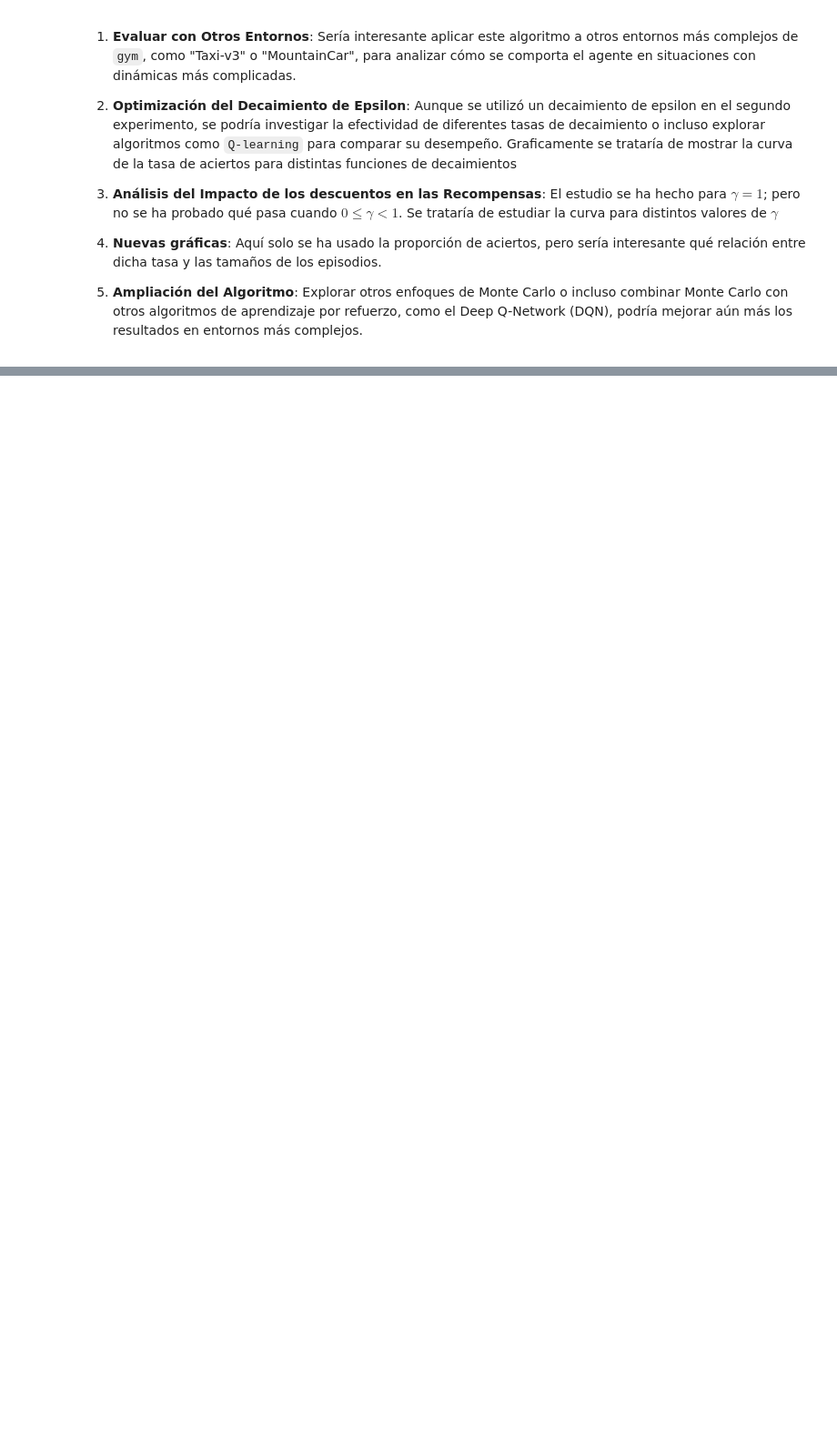
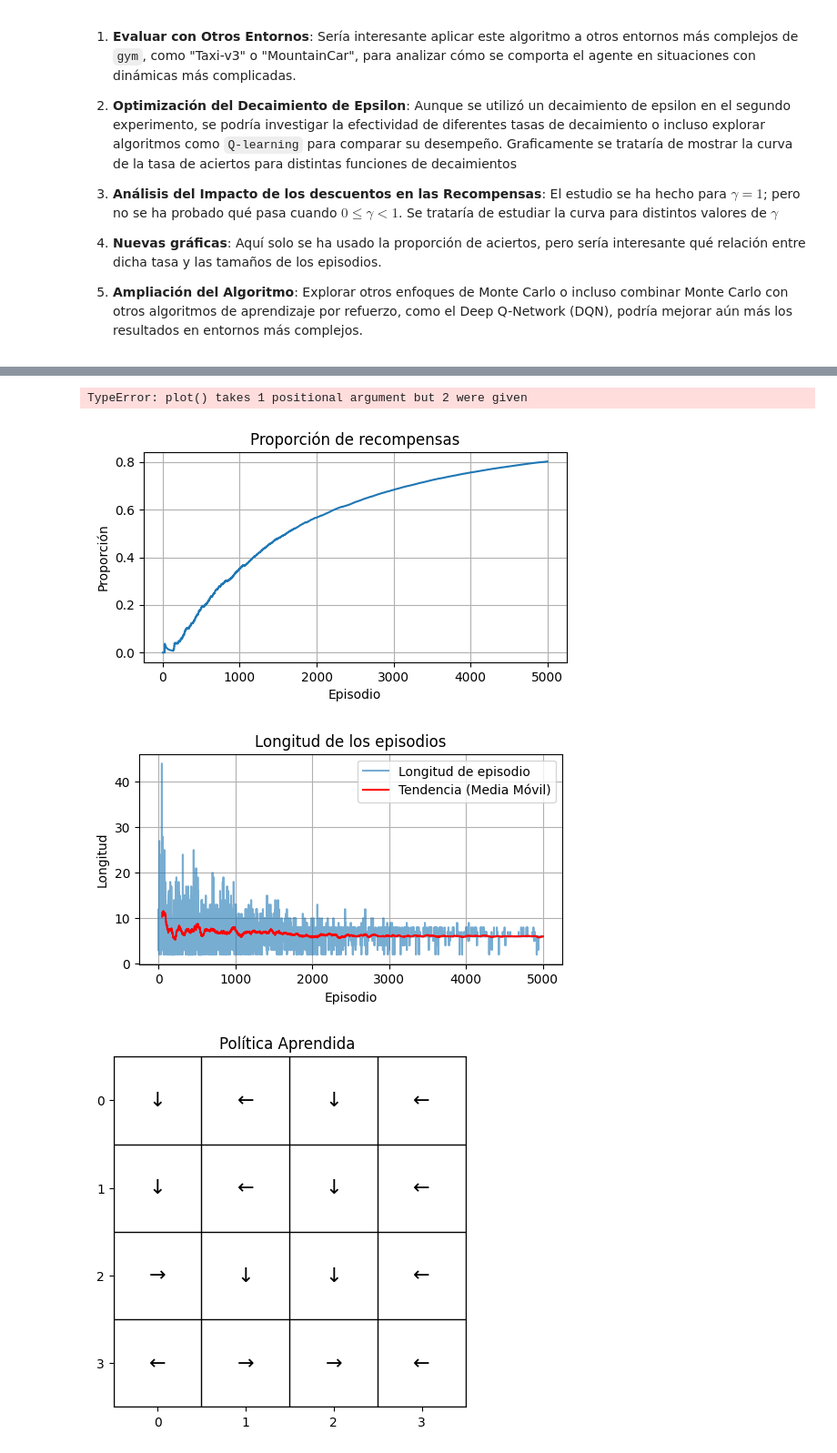
Before and after one commit to GonzaloMA-17/RL_FJLGM, a Jupyter notebook: MonteCarloTodasLasVisitas.ipynb, the cells around one changed output, grey strips where cells are left out. Shown at 91% size. Drawn from its saved outputs; the diff is of its cells as text; code cells hidden in the pictures; blank space fills up the shorter version.

```diff
--- a/MonteCarloTodasLasVisitas.ipynb
+++ b/MonteCarloTodasLasVisitas.ipynb
@@ -938,0 +696,15 @@ plot_episode_lengths(episode_lengths=agenteQlearning.episode_lengths)
+# %%
+# Establecer semilla para reproducibilidad
+seed_value = 1995
+np.random.seed(seed_value)
+random.seed(seed_value)
+
+# Definir los hiperparámetros
+hiperparametros_sarsa = {
+    "exploration_rate": 0.9,
+    "discount_rate": 0.99,
+    "learning_rate": 0.1,
+    "exploration_decay_rate": 0.001,
+    "min_exploration_rate": 0.01,
+    "seed": 1995
+}
@@ -938,0 +713,12 @@ plot_episode_lengths(episode_lengths=agenteQlearning.episode_lengths)
+# %%
+env_sarsa = gym.make("FrozenLake-v1", is_slippery=False, map_name="4x4", render_mode="ansi")
+
+# Crear el agente SARSA
+agente_sarsa = SARSA(env_sarsa, hiperparametros_sarsa)
+
+# Entrenar el agente
+Q_sarsa, stats_sarsa, episode_lengths_sarsa = agente_sarsa.entrenar(num_episodios=5000)
+
+# Mostrar el valor Q final
+print("\n Valor Q final con SARSA: \n")
+print( Q_sarsa)
@@ -938,0 +767,4 @@ plot_episode_lengths(episode_lengths=agenteQlearning.episode_lengths)
+# %%
+plot(Q_sarsa, env_sarsa)
+# %% [output]
+TypeError: plot() takes 1 positional argument but 2 were given
@@ -938,0 +828,8 @@ plot_episode_lengths(episode_lengths=agenteQlearning.episode_lengths)
+# %%
+plot(stats_sarsa)
+plot_episode_lengths(episode_lengths_sarsa)
+plot_policy_blank(Q_sarsa,env_sarsa)
+# %% [output]
+[figure, added]
+[figure, added]
+[figure, added]
```
Also changed, not shown: parts of 70 cells of this notebook, 12 other files.
